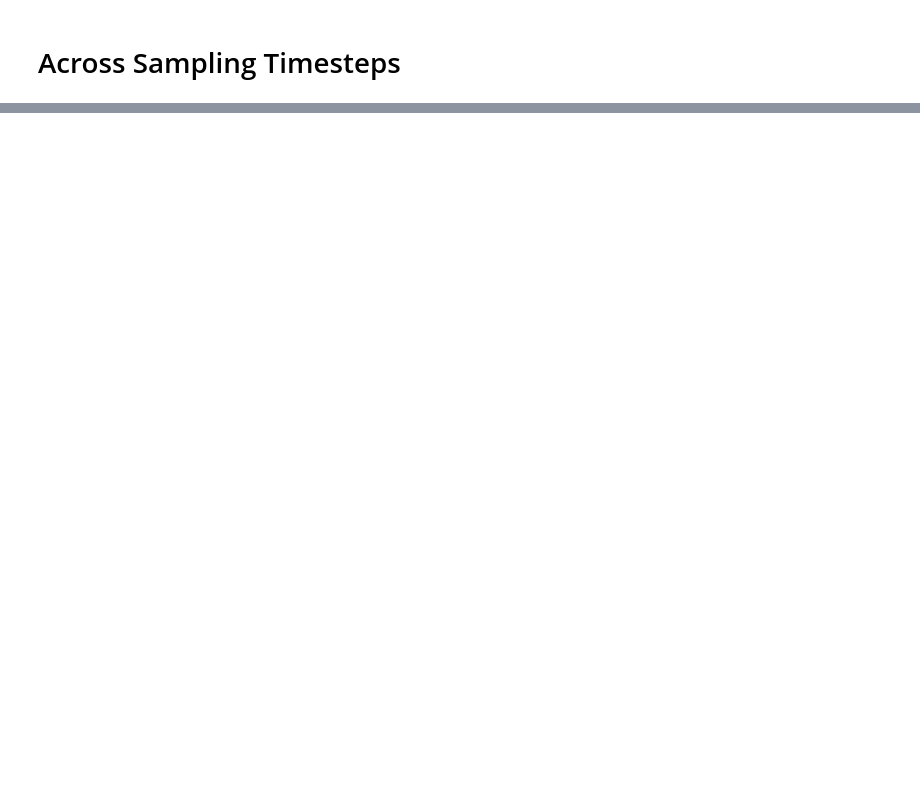
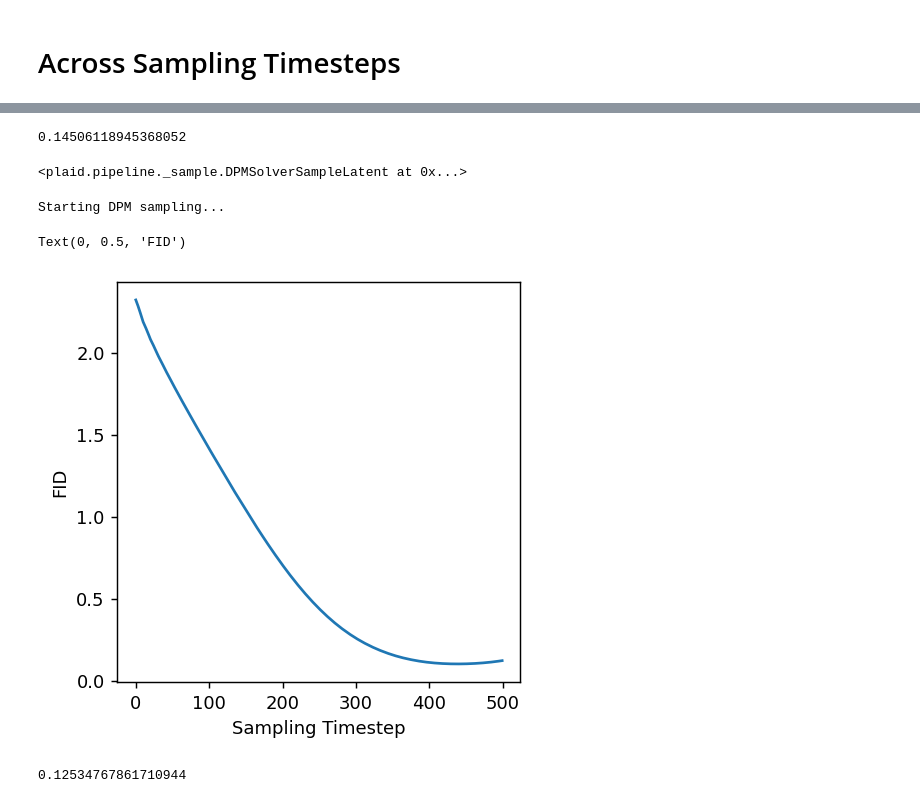
Before and after one commit to amyxlu/plaid-dev-distributed, a Jupyter notebook: notebooks/FIGURE_conditional_FID.ipynb, the cells around one changed output, grey strips where cells are left out. Saved outputs shown, nothing was run; the diff lists cells and outputs as text; code cells hidden in the pictures; blank space fills up the shorter version.

```diff
--- a/notebooks/FIGURE_conditional_FID.ipynb
+++ b/notebooks/FIGURE_conditional_FID.ipynb
@@ -265,0 +349,38 @@ np.array(fids) * 10
+# %%
+fids[-1]
+# %% [output]
+0.14506118945368052
+# %%
+solver
+# %% [output]
+<plaid.pipeline._sample.DPMSolverSampleLatent at 0x...>
+# %%
+# should be the same as DDIM:
+
+solver.order = 1
+solver.method = "singlestep"
+solver.sampling_timesteps=500
+
+x_singlestep_1 = solver.sample().cpu().numpy()
+
+from tqdm.notebook import trange
+
+fids = []
+
+for i in trange(x_singlestep_1.shape[1]): # across timesteps
+    lat = x_singlestep_1[:, i, :, :]
+    fid = parmar_fid(gt_x1, lat.mean(axis=1))
+    fids.append(fid)
+
+fig,ax = plt.subplots(1,1,dpi=130, figsize=(4,4))
+ax.plot(fids)
+ax.set_xlabel("Sampling Timestep")
+ax.set_ylabel("FID")
+# %% [output]
+Starting DPM sampling...
+Text(0, 0.5, 'FID')
+[figure, added]
+# %%
+fids[-1]
+# %% [output]
+0.12534767861710944
```
Also changed, not shown: parts of 17 cells of this notebook, 2 other files.
